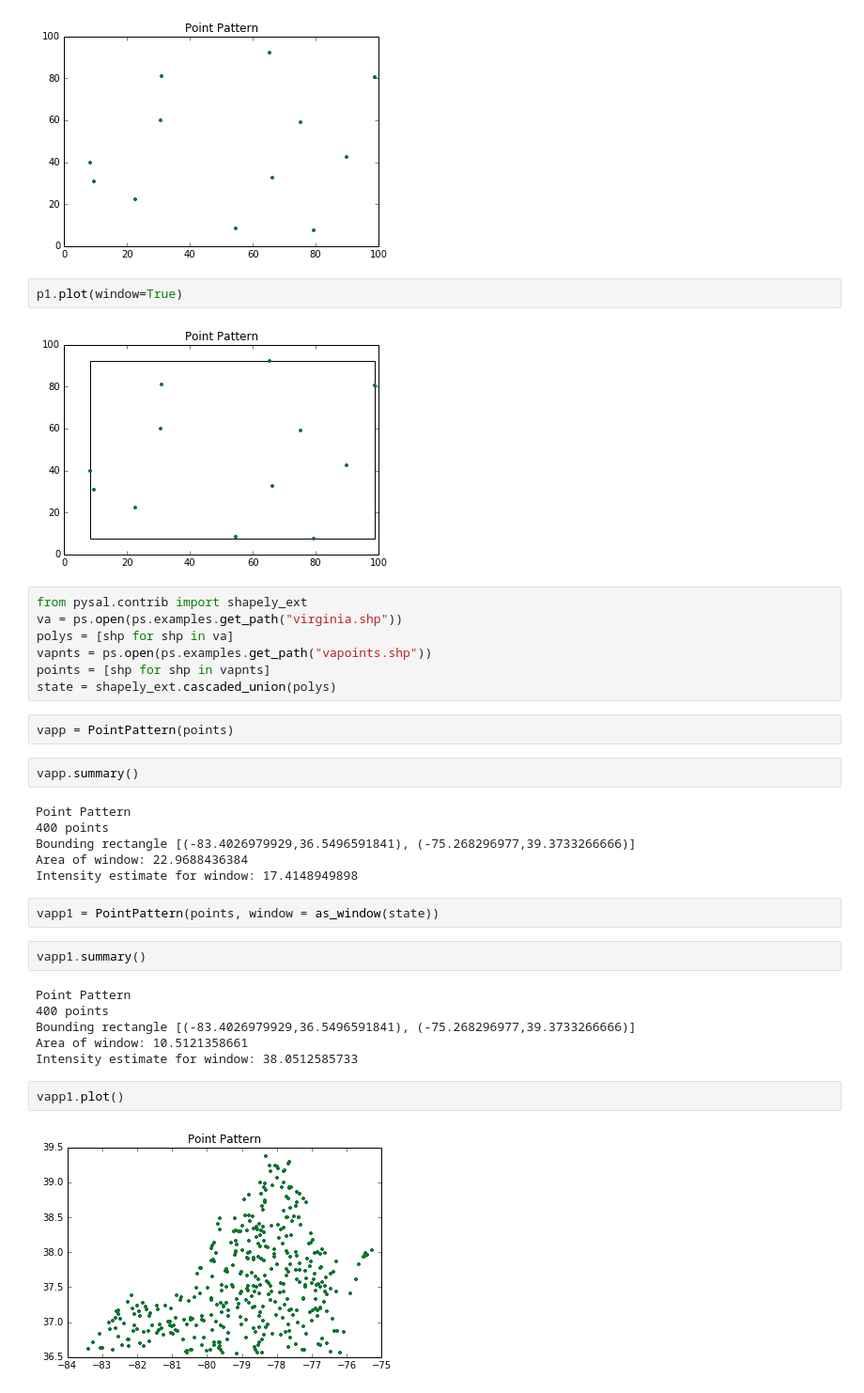
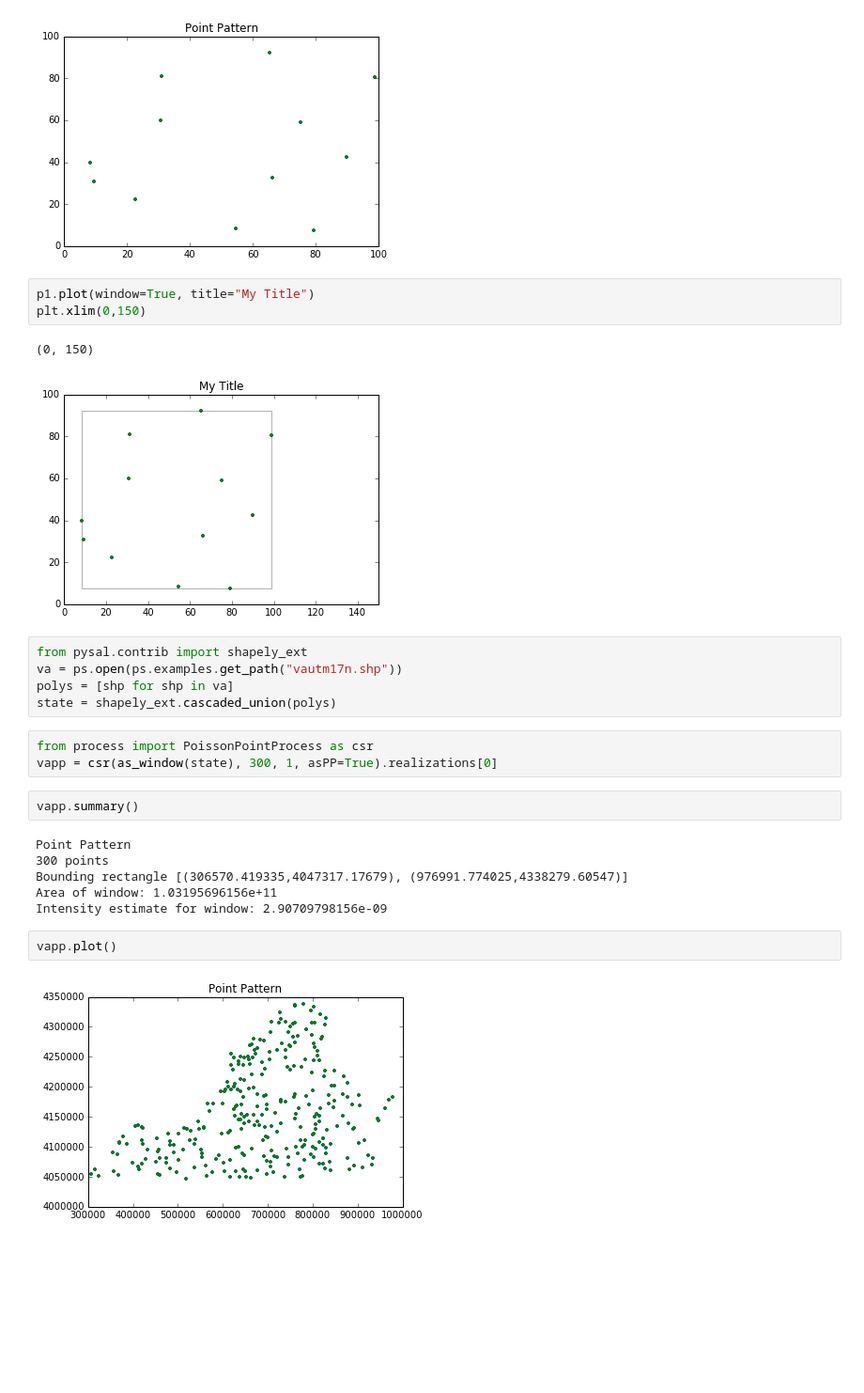
Before and after one commit to pysal/pointpats, a Jupyter notebook: pointpattern.ipynb, the cells around one changed output. Shown: that part at 94% size. Drawn from its saved outputs; the diff is of its cells as text; blank space fills up the shorter version.

```diff
--- a/pointpattern.ipynb
+++ b/pointpattern.ipynb
@@ -32,37 +32,28 @@ p1.plot()
 # %% [output]
 [figure]
 # %%
-p1.plot(window=True)
+p1.plot(window=True, title="My Title")
+plt.xlim(0,150)
 # %% [output]
+(0, 150)
-[figure, old version]
+[figure, new version]
 # %%
 from pysal.contrib import shapely_ext
-va = ps.open(ps.examples.get_path("virginia.shp"))
+va = ps.open(ps.examples.get_path("vautm17n.shp"))
 polys = [shp for shp in va]
-vapnts = ps.open(ps.examples.get_path("vapoints.shp"))
-points = [shp for shp in vapnts]
 state = shapely_ext.cascaded_union(polys)
-# %%
-vapp = PointPattern(points)
+# %%
+from process import PoissonPointProcess as csr
+vapp = csr(as_window(state), 300, 1, asPP=True).realizations[0]
 # %%
 vapp.summary()
 # %% [output]
 Point Pattern
-400 points
-Bounding rectangle [(-83.4026979929,36.5496591841), (-75.268296977,39.3733266666)]
-Area of window: 22.9688436384
-Intensity estimate for window: 17.4148949898
+300 points
+Bounding rectangle [(306570.419335,4047317.17679), (976991.774025,4338279.60547)]
+Area of window: 1.03195696156e+11
+Intensity estimate for window: 2.90709798156e-09
-# %%
-vapp1 = PointPattern(points, window = as_window(state))
-# %%
-vapp1.summary()
-# %% [output]
-Point Pattern
-400 points
-Bounding rectangle [(-83.4026979929,36.5496591841), (-75.268296977,39.3733266666)]
-Area of window: 10.5121358661
-Intensity estimate for window: 38.0512585733
 # %%
-vapp1.plot()
+vapp.plot()
 # %% [output]
-[figure, old version]
+[figure, new version]
```
Also changed, not shown: parts of 20 cells of this notebook, 2 other files.
